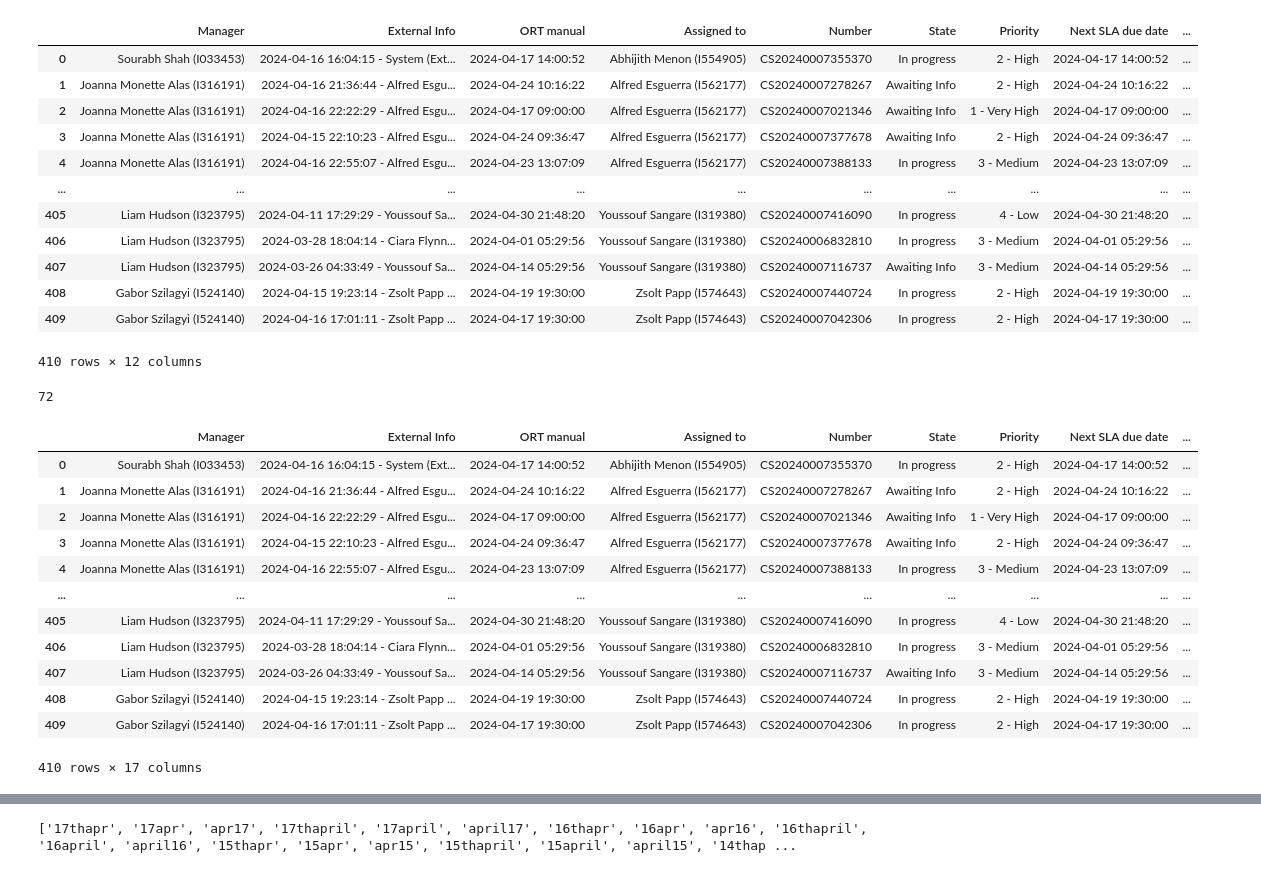
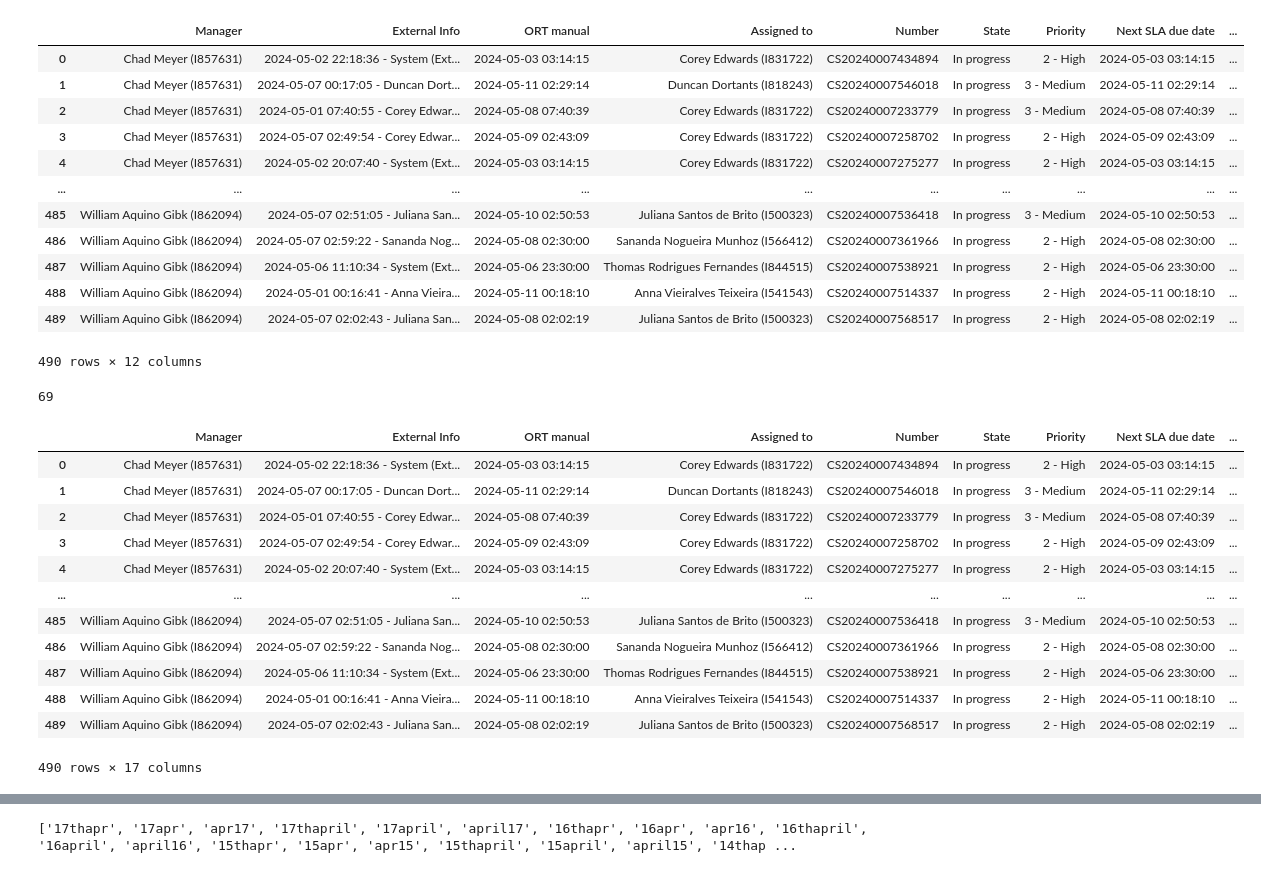
Before and after one commit to anandsai410/Blockchain-technologies-Assignment-I, a Jupyter notebook: ORT_Manual_Global_(data - 1704)(FInal_Update).ipynb, the cells around one changed output, grey strips where cells are left out. Saved outputs shown, nothing was run; the diff lists cells and outputs as text; code cells hidden in the pictures.

```diff
--- a/ORT_Manual_Global_(data - 1704)(FInal_Update).ipynb
+++ b/ORT_Manual_Global_(data - 1704)(FInal_Update).ipynb
@@ -195,21 +206,21 @@ Warning::Spark Session already created, some configs may not take.
 <pyspark.sql.session.SparkSession at 0x...>
 # %%
-df = pd.read_excel("CASES_1704_IP.xlsx")
+df = pd.read_excel("Global_data_0705_IP.xlsx")
 df
 # %% [output]
 |  | Manager | External Info | ORT manual | Assigned to | Number | State | Priority | Next SLA due date | ... |
-| 0 | Sourabh Shah (I033453) | 2024-04-16 16:04:15 - System (Ext... | 2024-04-17 14:00:52 | Abhijith Menon (I554905) | CS20240007355370 | In progress | 2 - High | 2024-04-17 14:00:52 | ... |
-| 1 | Joanna Monette Alas (I316191) | 2024-04-16 21:36:44 - Alfred Esgu... | 2024-04-24 10:16:22 | Alfred Esguerra (I562177) | CS20240007278267 | Awaiting Info | 2 - High | 2024-04-24 10:16:22 | ... |
-| 2 | Joanna Monette Alas (I316191) | 2024-04-16 22:22:29 - Alfred Esgu... | 2024-04-17 09:00:00 | Alfred Esguerra (I562177) | CS20240007021346 | Awaiting Info | 1 - Very High | 2024-04-17 09:00:00 | ... |
-| 3 | Joanna Monette Alas (I316191) | 2024-04-15 22:10:23 - Alfred Esgu... | 2024-04-24 09:36:47 | Alfred Esguerra (I562177) | CS20240007377678 | Awaiting Info | 2 - High | 2024-04-24 09:36:47 | ... |
-| 4 | Joanna Monette Alas (I316191) | 2024-04-16 22:55:07 - Alfred Esgu... | 2024-04-23 13:07:09 | Alfred Esguerra (I562177) | CS20240007388133 | In progress | 3 - Medium | 2024-04-23 13:07:09 | ... |
+| 0 | Chad Meyer (I857631) | 2024-05-02 22:18:36 - System (Ext... | 2024-05-03 03:14:15 | Corey Edwards (I831722) | CS20240007434894 | In progress | 2 - High | 2024-05-03 03:14:15 | ... |
+| 1 | Chad Meyer (I857631) | 2024-05-07 00:17:05 - Duncan Dort... | 2024-05-11 02:29:14 | Duncan Dortants (I818243) | CS20240007546018 | In progress | 3 - Medium | 2024-05-11 02:29:14 | ... |
+| 2 | Chad Meyer (I857631) | 2024-05-01 07:40:55 - Corey Edwar... | 2024-05-08 07:40:39 | Corey Edwards (I831722) | CS20240007233779 | In progress | 3 - Medium | 2024-05-08 07:40:39 | ... |
+| 3 | Chad Meyer (I857631) | 2024-05-07 02:49:54 - Corey Edwar... | 2024-05-09 02:43:09 | Corey Edwards (I831722) | CS20240007258702 | In progress | 2 - High | 2024-05-09 02:43:09 | ... |
+| 4 | Chad Meyer (I857631) | 2024-05-02 20:07:40 - System (Ext... | 2024-05-03 03:14:15 | Corey Edwards (I831722) | CS20240007275277 | In progress | 2 - High | 2024-05-03 03:14:15 | ... |
 | ... | ... | ... | ... | ... | ... | ... | ... | ... | ... |
-| 405 | Liam Hudson (I323795) | 2024-04-11 17:29:29 - Youssouf Sa... | 2024-04-30 21:48:20 | Youssouf Sangare (I319380) | CS20240007416090 | In progress | 4 - Low | 2024-04-30 21:48:20 | ... |
-| 406 | Liam Hudson (I323795) | 2024-03-28 18:04:14 - Ciara Flynn... | 2024-04-01 05:29:56 | Youssouf Sangare (I319380) | CS20240006832810 | In progress | 3 - Medium | 2024-04-01 05:29:56 | ... |
-| 407 | Liam Hudson (I323795) | 2024-03-26 04:33:49 - Youssouf Sa... | 2024-04-14 05:29:56 | Youssouf Sangare (I319380) | CS20240007116737 | Awaiting Info | 3 - Medium | 2024-04-14 05:29:56 | ... |
-| 408 | Gabor Szilagyi (I524140) | 2024-04-15 19:23:14 - Zsolt Papp ... | 2024-04-19 19:30:00 | Zsolt Papp (I574643) | CS20240007440724 | In progress | 2 - High | 2024-04-19 19:30:00 | ... |
-| 409 | Gabor Szilagyi (I524140) | 2024-04-16 17:01:11 - Zsolt Papp ... | 2024-04-17 19:30:00 | Zsolt Papp (I574643) | CS20240007042306 | In progress | 2 - High | 2024-04-17 19:30:00 | ... |
+| 485 | William Aquino Gibk (I862094) | 2024-05-07 02:51:05 - Juliana San... | 2024-05-10 02:50:53 | Juliana Santos de Brito (I500323) | CS20240007536418 | In progress | 3 - Medium | 2024-05-10 02:50:53 | ... |
+| 486 | William Aquino Gibk (I862094) | 2024-05-07 02:59:22 - Sananda Nog... | 2024-05-08 02:30:00 | Sananda Nogueira Munhoz (I566412) | CS20240007361966 | In progress | 2 - High | 2024-05-08 02:30:00 | ... |
+| 487 | William Aquino Gibk (I862094) | 2024-05-06 11:10:34 - System (Ext... | 2024-05-06 23:30:00 | Thomas Rodrigues Fernandes (I844515) | CS20240007538921 | In progress | 2 - High | 2024-05-06 23:30:00 | ... |
+| 488 | William Aquino Gibk (I862094) | 2024-05-01 00:16:41 - Anna Vieira... | 2024-05-11 00:18:10 | Anna Vieiralves Teixeira (I541543) | CS20240007514337 | In progress | 2 - High | 2024-05-11 00:18:10 | ... |
+| 489 | William Aquino Gibk (I862094) | 2024-05-07 02:02:43 - Juliana San... | 2024-05-08 02:02:19 | Juliana Santos de Brito (I500323) | CS20240007568517 | In progress | 2 - High | 2024-05-08 02:02:19 | ... |
-410 rows × 12 columns
+490 rows × 12 columns
 # %%
 ext_inf=df['External Info']
 dte=df['ORT manual']
@@ -286,7 +297,7 @@ for i in range(0,len(df)):
       count=count+1
 print(count)
 # %% [output]
-72
+69
 # %%
 for i in range(0,len(df)):
   if df.iloc[i,16]=="ORTMA_OK":
@@ -321,15 +332,15 @@ df
 #OR else, the case is simply not manual ORT compliant.
 # %% [output]
 |  | Manager | External Info | ORT manual | Assigned to | Number | State | Priority | Next SLA due date | ... |
-| 0 | Sourabh Shah (I033453) | 2024-04-16 16:04:15 - System (Ext... | 2024-04-17 14:00:52 | Abhijith Menon (I554905) | CS20240007355370 | In progress | 2 - High | 2024-04-17 14:00:52 | ... |
-| 1 | Joanna Monette Alas (I316191) | 2024-04-16 21:36:44 - Alfred Esgu... | 2024-04-24 10:16:22 | Alfred Esguerra (I562177) | CS20240007278267 | Awaiting Info | 2 - High | 2024-04-24 10:16:22 | ... |
-| 2 | Joanna Monette Alas (I316191) | 2024-04-16 22:22:29 - Alfred Esgu... | 2024-04-17 09:00:00 | Alfred Esguerra (I562177) | CS20240007021346 | Awaiting Info | 1 - Very High | 2024-04-17 09:00:00 | ... |
-| 3 | Joanna Monette Alas (I316191) | 2024-04-15 22:10:23 - Alfred Esgu... | 2024-04-24 09:36:47 | Alfred Esguerra (I562177) | CS20240007377678 | Awaiting Info | 2 - High | 2024-04-24 09:36:47 | ... |
-| 4 | Joanna Monette Alas (I316191) | 2024-04-16 22:55:07 - Alfred Esgu... | 2024-04-23 13:07:09 | Alfred Esguerra (I562177) | CS20240007388133 | In progress | 3 - Medium | 2024-04-23 13:07:09 | ... |
+| 0 | Chad Meyer (I857631) | 2024-05-02 22:18:36 - System (Ext... | 2024-05-03 03:14:15 | Corey Edwards (I831722) | CS20240007434894 | In progress | 2 - High | 2024-05-03 03:14:15 | ... |
+| 1 | Chad Meyer (I857631) | 2024-05-07 00:17:05 - Duncan Dort... | 2024-05-11 02:29:14 | Duncan Dortants (I818243) | CS20240007546018 | In progress | 3 - Medium | 2024-05-11 02:29:14 | ... |
+| 2 | Chad Meyer (I857631) | 2024-05-01 07:40:55 - Corey Edwar... | 2024-05-08 07:40:39 | Corey Edwards (I831722) | CS20240007233779 | In progress | 3 - Medium | 2024-05-08 07:40:39 | ... |
+| 3 | Chad Meyer (I857631) | 2024-05-07 02:49:54 - Corey Edwar... | 2024-05-09 02:43:09 | Corey Edwards (I831722) | CS20240007258702 | In progress | 2 - High | 2024-05-09 02:43:09 | ... |
+| 4 | Chad Meyer (I857631) | 2024-05-02 20:07:40 - System (Ext... | 2024-05-03 03:14:15 | Corey Edwards (I831722) | CS20240007275277 | In progress | 2 - High | 2024-05-03 03:14:15 | ... |
 | ... | ... | ... | ... | ... | ... | ... | ... | ... | ... |
-| 405 | Liam Hudson (I323795) | 2024-04-11 17:29:29 - Youssouf Sa... | 2024-04-30 21:48:20 | Youssouf Sangare (I319380) | CS20240007416090 | In progress | 4 - Low | 2024-04-30 21:48:20 | ... |
-| 406 | Liam Hudson (I323795) | 2024-03-28 18:04:14 - Ciara Flynn... | 2024-04-01 05:29:56 | Youssouf Sangare (I319380) | CS20240006832810 | In progress | 3 - Medium | 2024-04-01 05:29:56 | ... |
-| 407 | Liam Hudson (I323795) | 2024-03-26 04:33:49 - Youssouf Sa... | 2024-04-14 05:29:56 | Youssouf Sangare (I319380) | CS20240007116737 | Awaiting Info | 3 - Medium | 2024-04-14 05:29:56 | ... |
-| 408 | Gabor Szilagyi (I524140) | 2024-04-15 19:23:14 - Zsolt Papp ... | 2024-04-19 19:30:00 | Zsolt Papp (I574643) | CS20240007440724 | In progress | 2 - High | 2024-04-19 19:30:00 | ... |
-| 409 | Gabor Szilagyi (I524140) | 2024-04-16 17:01:11 - Zsolt Papp ... | 2024-04-17 19:30:00 | Zsolt Papp (I574643) | CS20240007042306 | In progress | 2 - High | 2024-04-17 19:30:00 | ... |
+| 485 | William Aquino Gibk (I862094) | 2024-05-07 02:51:05 - Juliana San... | 2024-05-10 02:50:53 | Juliana Santos de Brito (I500323) | CS20240007536418 | In progress | 3 - Medium | 2024-05-10 02:50:53 | ... |
+| 486 | William Aquino Gibk (I862094) | 2024-05-07 02:59:22 - Sananda Nog... | 2024-05-08 02:30:00 | Sananda Nogueira Munhoz (I566412) | CS20240007361966 | In progress | 2 - High | 2024-05-08 02:30:00 | ... |
+| 487 | William Aquino Gibk (I862094) | 2024-05-06 11:10:34 - System (Ext... | 2024-05-06 23:30:00 | Thomas Rodrigues Fernandes (I844515) | CS20240007538921 | In progress | 2 - High | 2024-05-06 23:30:00 | ... |
+| 488 | William Aquino Gibk (I862094) | 2024-05-01 00:16:41 - Anna Vieira... | 2024-05-11 00:18:10 | Anna Vieiralves Teixeira (I541543) | CS20240007514337 | In progress | 2 - High | 2024-05-11 00:18:10 | ... |
+| 489 | William Aquino Gibk (I862094) | 2024-05-07 02:02:43 - Juliana San... | 2024-05-08 02:02:19 | Juliana Santos de Brito (I500323) | CS20240007568517 | In progress | 2 - High | 2024-05-08 02:02:19 | ... |
-410 rows × 17 columns
+490 rows × 17 columns
```
Also changed, not shown: parts of 8 cells of this notebook.
